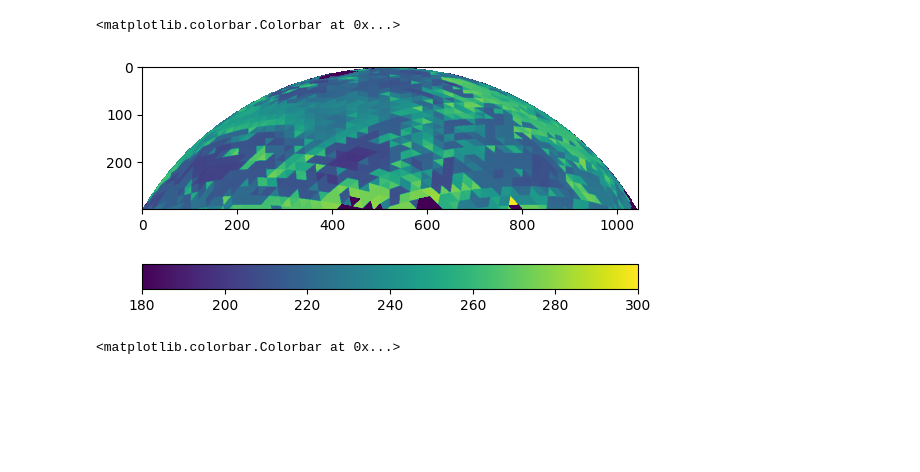
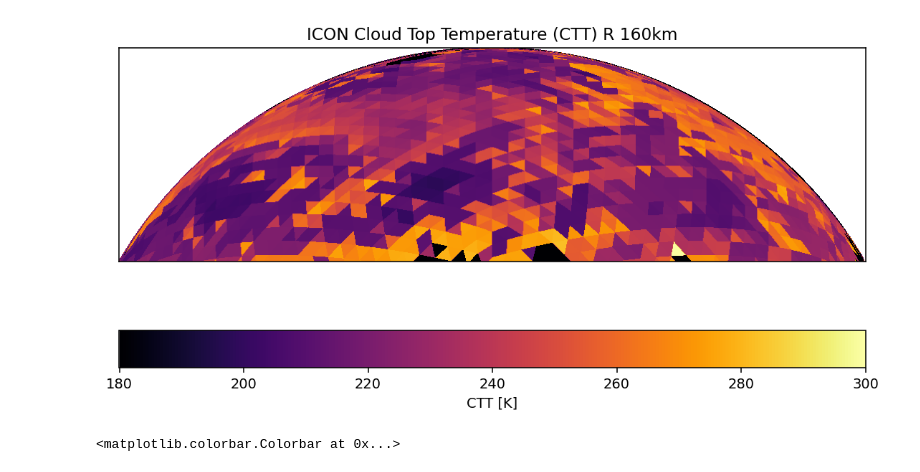
Before and after one commit to DragomirNikolov/MSGI, a Jupyter notebook: development/test_projections.ipynb, the cells around one changed output. Saved outputs shown, nothing was run; the diff lists cells and outputs as text; code cells hidden in the pictures; blank space fills up the shorter version.

```diff
--- a/development/test_projections.ipynb
+++ b/development/test_projections.ipynb
@@ -8,9 +41,14 @@ mercador = xr.open_dataset("/wolke_scratch/dnikolo/ICON_Data/Nudged_run_cph_05_0
 # %%
-plt.imshow(curvilinear.ctt.isel(time=1),vmin=180, vmax=300)
-plt.colorbar(orientation="horizontal")
+fig, ax = plt.subplots(figsize=(8, 5), dpi=140)
+im = ax.imshow(curvilinear.ctt.isel(time=1), vmin=180, vmax=300,cmap="inferno")
+ax.set_xticks([])
+ax.set_yticks([])
+cb = fig.colorbar(im, ax=ax, orientation="horizontal",label="CTT [K]")
+ax.set_title("ICON Cloud Top Temperature (CTT) R 160km")
+plt.tight_layout()
+plt.show()
 # %% [output]
-<matplotlib.colorbar.Colorbar at 0x...>
-[figure, old version]
+[figure, new version]
 # %%
 plt.imshow(conic.ctt.isel(time=1),vmin=180, vmax=300)
 plt.colorbar(orientation="horizontal")
```
Also changed, not shown: parts of 18 cells of this notebook, 27 other files.
